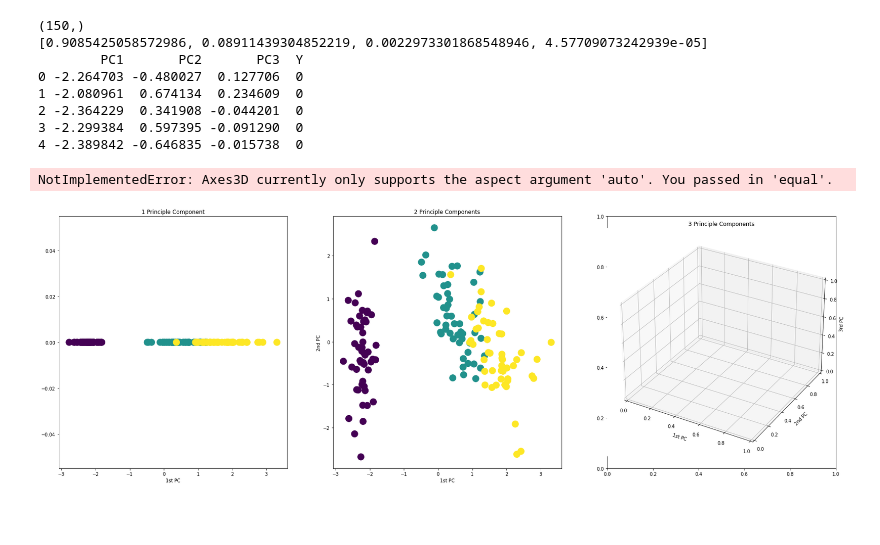
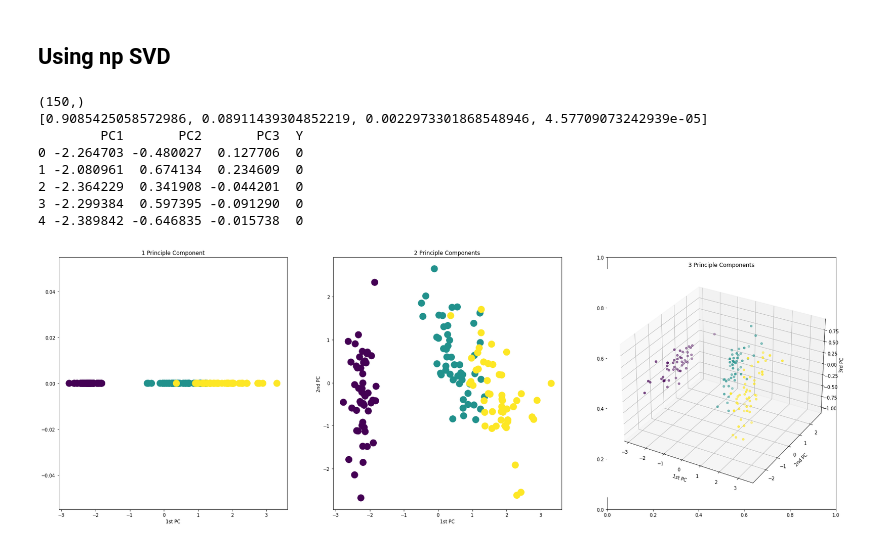
Before and after one commit to veevidify/data-pg, a Jupyter notebook: decomposition/iris_pca.ipynb, the cells around one changed output. Drawn from its saved outputs; the diff is of its cells as text; code cells hidden in the pictures; blank space fills up the shorter version.

```diff
--- a/decomposition/iris_pca.ipynb
+++ b/decomposition/iris_pca.ipynb
@@ -1,3 +1,5 @@
+# %% [markdown]
+## Using np SVD
 # %%
 import pandas as pd
 import numpy as np
@@ -24,33 +26,31 @@ proj = X_mc.dot(W_3)
 
 res = pd.DataFrame()
 for i in range(3):
     name = "PC" + str(i+1)
     res[name] = proj[:, i]
 
 res["Y"] = y
 print(res.head())
 
 fig, axs = plt.subplots(1, 3, figsize=(30, 10))
 axs[0].set(title="1 Principle Component", xlabel="1st PC")
 axs[0].scatter(x=res["PC1"], y=np.zeros(y.shape[0]), c=res["Y"], s=200)
 
 axs[1].set(title="2 Principle Components", xlabel="1st PC", ylabel="2nd PC")
 axs[1].scatter(x=res["PC1"], y=res["PC2"], c=res["Y"], s=200)
 
 ax3 = fig.add_subplot(133, projection = '3d')
 ax3.set(title="3 Principle Components", xlabel="1st PC", ylabel="2nd PC", zlabel="3rd PC")
-ax3.set_aspect('equal')
 ax3.scatter(res["PC1"], res["PC2"], res["PC3"], c=res["Y"])
 
 plt.show()
 # %% [output]
 (150,)
 [0.9085425058572986, 0.08911439304852219, 0.0022973301868548946, 4.57709073242939e-05]
         PC1       PC2       PC3  Y
 0 -2.264703 -0.480027  0.127706  0
 1 -2.080961  0.674134  0.234609  0
 2 -2.364229  0.341908 -0.044201  0
 3 -2.299384  0.597395 -0.091290  0
 4 -2.389842 -0.646835 -0.015738  0
-NotImplementedError: Axes3D currently only supports the aspect argument 'auto'. You passed in 'equal'.
-[figure, old version]
+[figure, new version]
```
Also changed, not shown: parts of 2 cells of this notebook, 9 other files.
